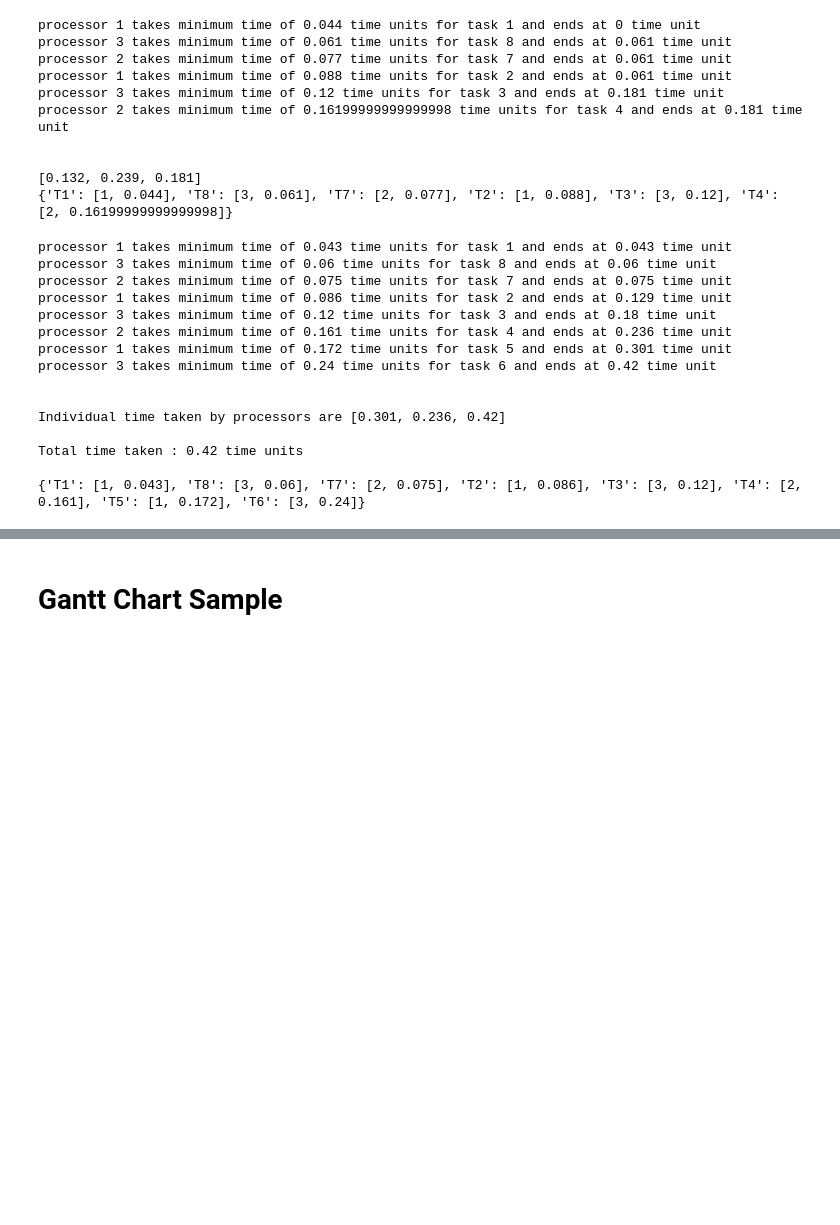
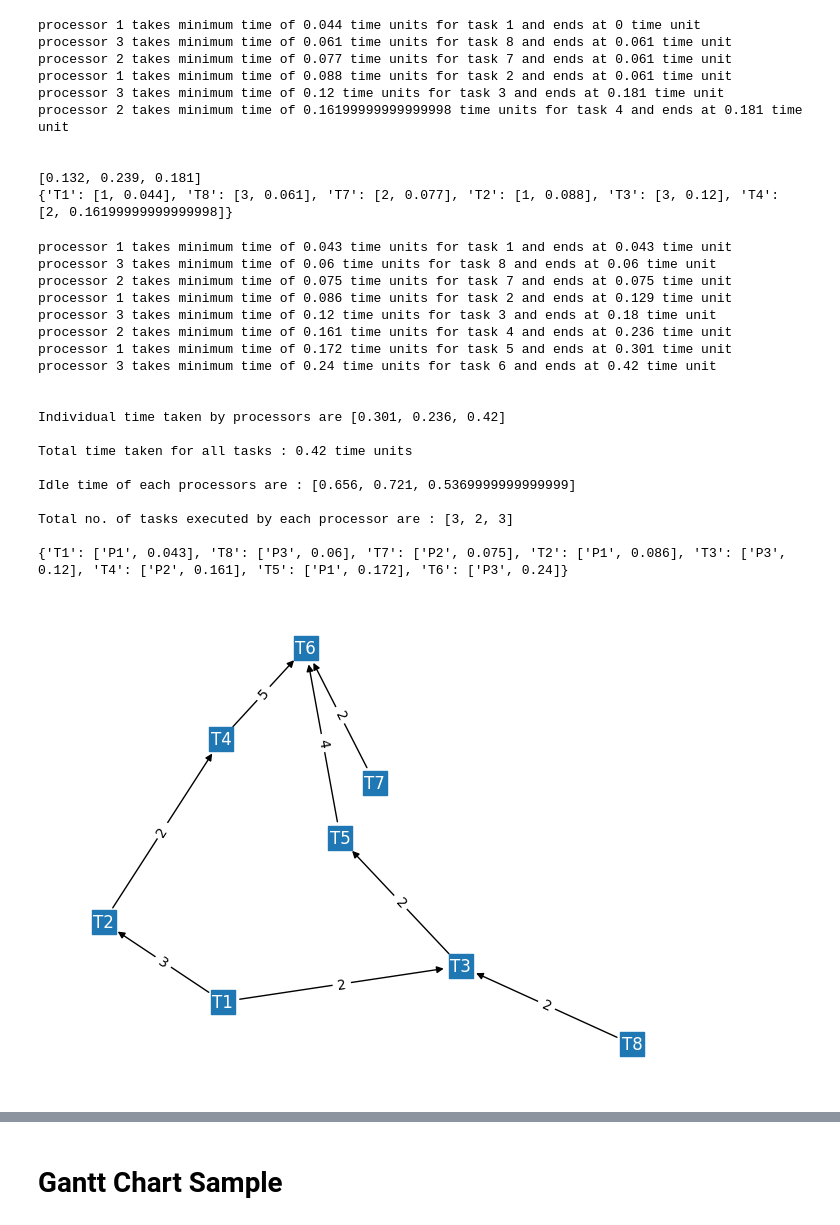
Before and after one commit to Kashyapdevesh/Final_Year_Project, a Jupyter notebook: Final Year Project.ipynb, the cells around one changed output, grey strips where cells are left out. Drawn from its saved outputs; the diff is of its cells as text; code cells hidden in the pictures; blank space fills up the shorter version.

Commit message:
Sequence & gantt chart left

```diff
--- a/Final Year Project.ipynb
+++ b/Final Year Project.ipynb
@@ -519,32 +578,38 @@ edges=[['T1','T2',3],
 
 adj_matrix=generate_graph(tasks,edges)
 
 #Currently latency data is used to check for predecessors, but delay is not currently added
 latency_data={}
 for task in range(tasks):
     latency_data.update({'T'+str(task+1):adj_matrix[task]})
 latency = pd.DataFrame(latency_data, index=vertices).transpose()
 
 instruction_per_task= instruction_count/tasks
 expected_processing_times=calculate_processing_times(processors,tasks,processor_clock_speed,instruction_per_task,CPI)
 EPT_Matrix = pd.DataFrame(expected_processing_times, index=vertices)
 
 # sequence_order=generate_sequence()
 sequence_order=['T1', 'T8', 'T7', 'T2', 'T3', 'T4', 'T5', 'T6']
 schedule_tasks(processors,tasks,sequence_order,latency,EPT_Matrix)
+visualize_graph()
 # %% [output]
 processor 1 takes minimum time of 0.043 time units for task 1 and ends at 0.043 time unit
 processor 3 takes minimum time of 0.06 time units for task 8 and ends at 0.06 time unit
 processor 2 takes minimum time of 0.075 time units for task 7 and ends at 0.075 time unit
 processor 1 takes minimum time of 0.086 time units for task 2 and ends at 0.129 time unit
 processor 3 takes minimum time of 0.12 time units for task 3 and ends at 0.18 time unit
 processor 2 takes minimum time of 0.161 time units for task 4 and ends at 0.236 time unit
 processor 1 takes minimum time of 0.172 time units for task 5 and ends at 0.301 time unit
 processor 3 takes minimum time of 0.24 time units for task 6 and ends at 0.42 time unit
 
 
 Individual time taken by processors are [0.301, 0.236, 0.42]
 
-Total time taken : 0.42 time units
+Total time taken for all tasks : 0.42 time units
 
-{'T1': [1, 0.043], 'T8': [3, 0.06], 'T7': [2, 0.075], 'T2': [1, 0.086], 'T3': [3, 0.12], 'T4': [2, 0.161], 'T5': [1, 0.172], 'T6': [3, 0.24]}
+Idle time of each processors are : [0.656, 0.721, 0.5369999999999999]
+
+Total no. of tasks executed by each processor are : [3, 2, 3]
+
+{'T1': ['P1', 0.043], 'T8': ['P3', 0.06], 'T7': ['P2', 0.075], 'T2': ['P1', 0.086], 'T3': ['P3', 0.12], 'T4': ['P2', 0.161], 'T5': ['P1', 0.172], 'T6': ['P3', 0.24]}
+[figure, added]
```
Also changed, not shown: parts of 8 cells of this notebook, 1 other file.
